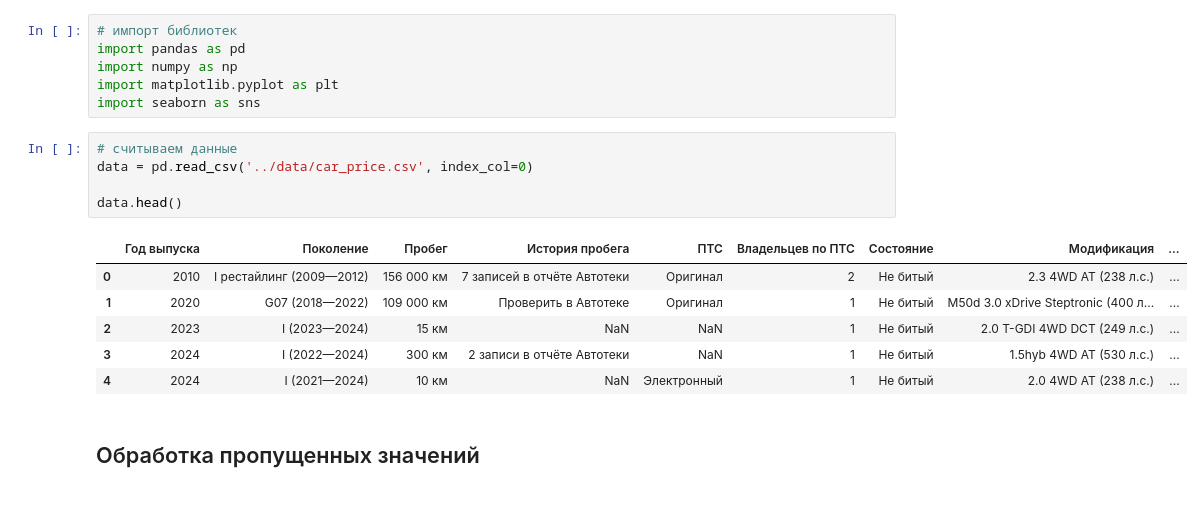
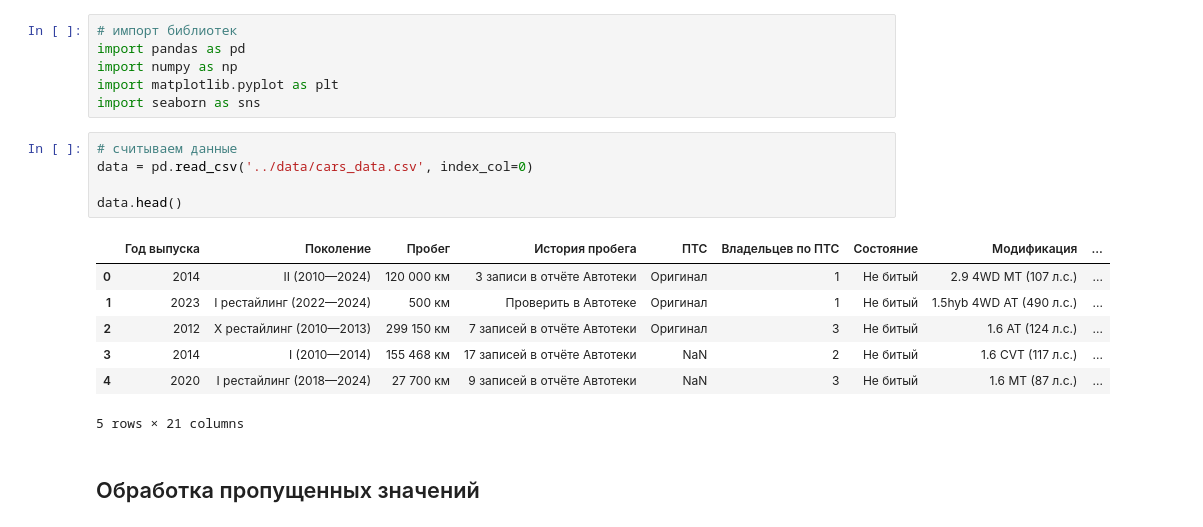
Before and after one commit to DmitryKolbanov/data-science-projects, a Jupyter notebook: car_price/notebooks/data_prep.ipynb, the cells around one changed output. Saved outputs shown, nothing was run; the diff lists cells and outputs as text.

```diff
--- a/car_price/notebooks/data_prep.ipynb
+++ b/car_price/notebooks/data_prep.ipynb
@@ -10,16 +10,17 @@ import matplotlib.pyplot as plt
 import seaborn as sns
 # %%
 # считываем данные
-data = pd.read_csv('../data/car_price.csv', index_col=0)
+data = pd.read_csv('../data/cars_data.csv', index_col=0)
 
 data.head()
 # %% [output]
 |  | Год выпуска | Поколение | Пробег | История пробега | ПТС | Владельцев по ПТС | Состояние | Модификация | ... |
-| 0 | 2010 | I рестайлинг (2009—2012) | 156 000 км | 7 записей в отчёте Автотеки | Оригинал | 2 | Не битый | 2.3 4WD AT (238 л.с.) | ... |
-| 1 | 2020 | G07 (2018—2022) | 109 000 км | Проверить в Автотеке | Оригинал | 1 | Не битый | M50d 3.0 xDrive Steptronic (400 л... | ... |
-| 2 | 2023 | I (2023—2024) | 15 км | NaN | NaN | 1 | Не битый | 2.0 T-GDI 4WD DCT (249 л.с.) | ... |
-| 3 | 2024 | I (2022—2024) | 300 км | 2 записи в отчёте Автотеки | NaN | 1 | Не битый | 1.5hyb 4WD AT (530 л.с.) | ... |
-| 4 | 2024 | I (2021—2024) | 10 км | NaN | Электронный | 1 | Не битый | 2.0 4WD AT (238 л.с.) | ... |
+| 0 | 2014 | II (2010—2024) | 120 000 км | 3 записи в отчёте Автотеки | Оригинал | 1 | Не битый | 2.9 4WD MT (107 л.с.) | ... |
+| 1 | 2023 | I рестайлинг (2022—2024) | 500 км | Проверить в Автотеке | Оригинал | 1 | Не битый | 1.5hyb 4WD AT (490 л.с.) | ... |
+| 2 | 2012 | X рестайлинг (2010—2013) | 299 150 км | 7 записей в отчёте Автотеки | Оригинал | 3 | Не битый | 1.6 AT (124 л.с.) | ... |
+| 3 | 2014 | I (2010—2014) | 155 468 км | 17 записей в отчёте Автотеки | NaN | 2 | Не битый | 1.6 CVT (117 л.с.) | ... |
+| 4 | 2020 | I рестайлинг (2018—2024) | 27 700 км | 9 записей в отчёте Автотеки | NaN | 3 | Не битый | 1.6 MT (87 л.с.) | ... |
+5 rows × 21 columns
 # %% [markdown]
 ## Обработка пропущенных значений
 # %% [markdown]
```
Also changed, not shown: parts of 21 cells of this notebook, 1 other file.
